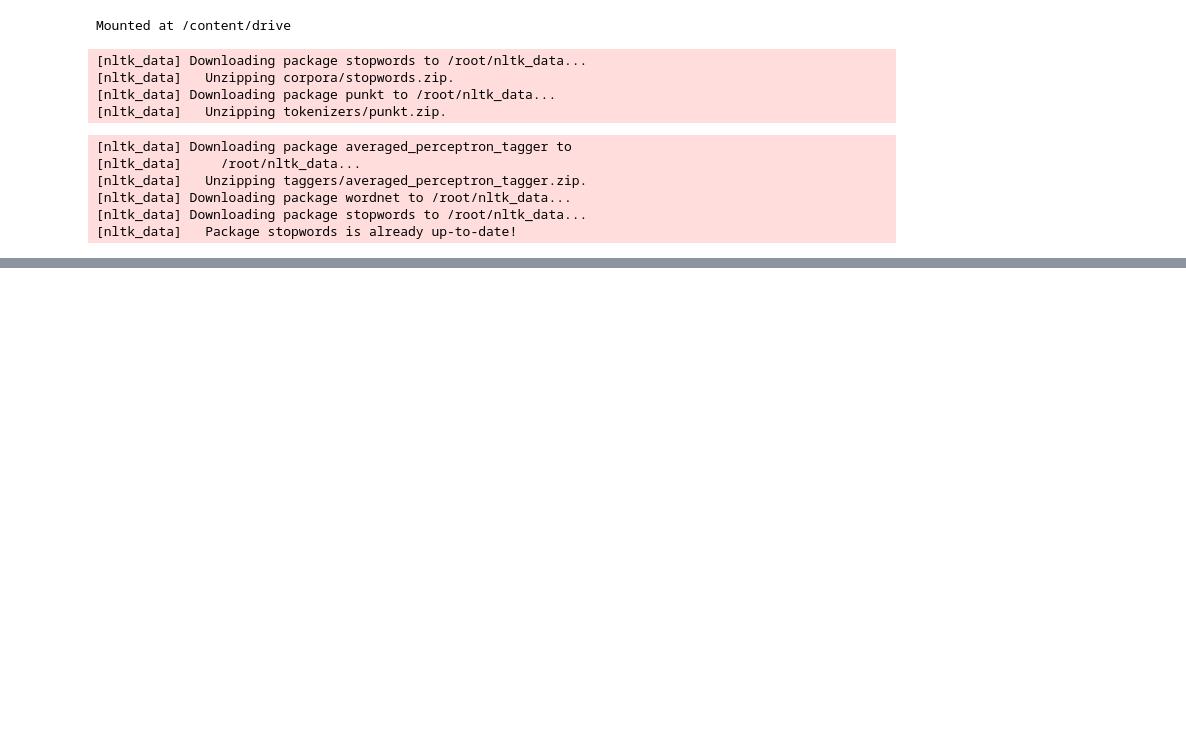
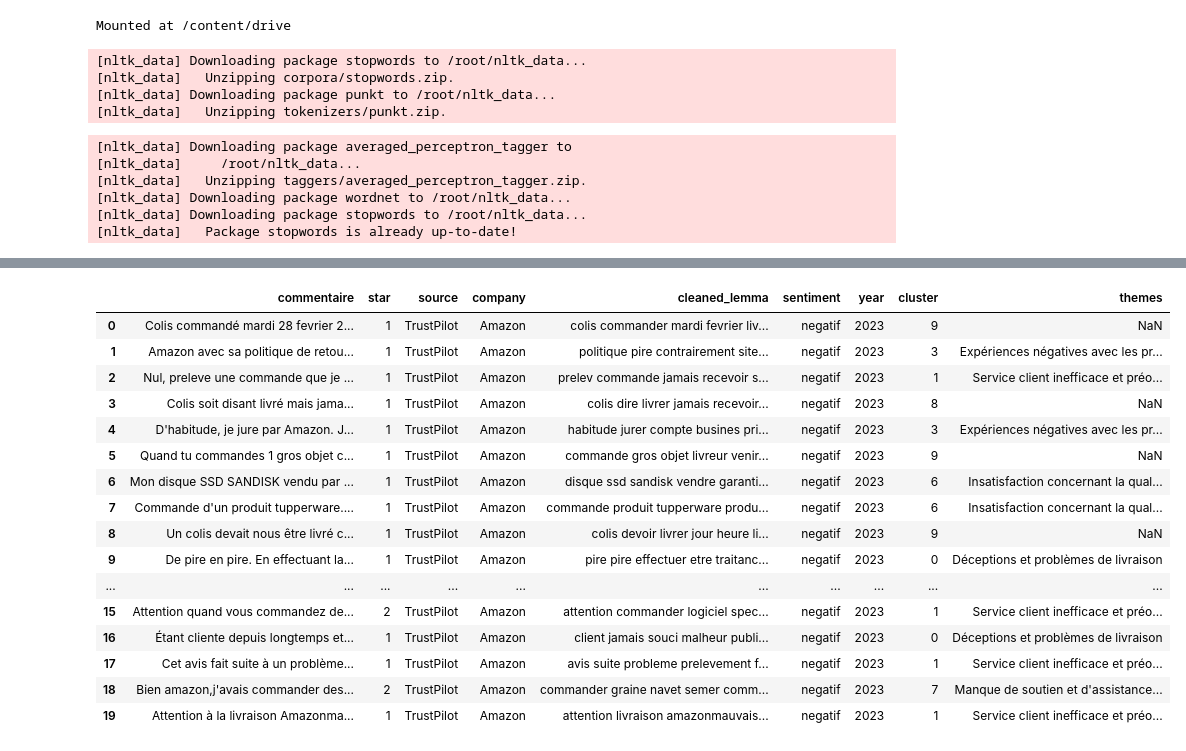
Before and after one commit to Jojocko/NLP-projects-, a Jupyter notebook: Supply_chain_transformer.ipynb, the cells around one changed output, grey strips where cells are left out. Saved outputs shown, nothing was run; the diff lists cells and outputs as text; code cells hidden in the pictures; blank space fills up the shorter version.

```diff
--- a/Supply_chain_transformer.ipynb
+++ b/Supply_chain_transformer.ipynb
@@ -267,3 +223,39 @@ df_negatifs.head(10)
+# %%
+# attitrer les clusters et afficher les thématisations
+
+themes = {
+    0: 'Déceptions et problèmes de livraison',
+    1: 'Service client inefficace et préoccupations de sécurité',
+    2: 'Frustrations liées aux commandes et à la gestion des comptes',
+    3: 'Expériences négatives avec les produits et le service après-vente',
+    4: 'Difficultés de remboursement et critiques du processus de retour',
+    5: 'Problèmes de commande et de livraison',
+    6: 'Insatisfaction concernant la qualité des produits et les garanties',
+    7: 'Manque de soutien et d\'assistance du service client'
+}
+
+df_negatif['themes'] = df_negatif['cluster'].map(themes)
+
+pd.set_option('display.max_colwidth', 500)
+df_negatif.head(20)
+# %% [output]
+|  | commentaire | star | source | company | cleaned_lemma | sentiment | year | cluster | themes |
+| 0 | Colis commandé mardi 28 fevrier 2... | 1 | TrustPilot | Amazon | colis commander mardi fevrier liv... | negatif | 2023 | 9 | NaN |
+| 1 | Amazon avec sa politique de retou... | 1 | TrustPilot | Amazon | politique pire contrairement site... | negatif | 2023 | 3 | Expériences négatives avec les pr... |
+| 2 | Nul, preleve une commande que je ... | 1 | TrustPilot | Amazon | prelev commande jamais recevoir s... | negatif | 2023 | 1 | Service client inefficace et préo... |
+| 3 | Colis soit disant livré mais jama... | 1 | TrustPilot | Amazon | colis dire livrer jamais recevoir... | negatif | 2023 | 8 | NaN |
+| 4 | D'habitude, je jure par Amazon. J... | 1 | TrustPilot | Amazon | habitude jurer compte busines pri... | negatif | 2023 | 3 | Expériences négatives avec les pr... |
+| 5 | Quand tu commandes 1 gros objet c... | 1 | TrustPilot | Amazon | commande gros objet livreur venir... | negatif | 2023 | 9 | NaN |
+| 6 | Mon disque SSD SANDISK vendu par ... | 1 | TrustPilot | Amazon | disque ssd sandisk vendre garanti... | negatif | 2023 | 6 | Insatisfaction concernant la qual... |
+| 7 | Commande d'un produit tupperware.... | 1 | TrustPilot | Amazon | commande produit tupperware produ... | negatif | 2023 | 6 | Insatisfaction concernant la qual... |
+| 8 | Un colis devait nous être livré c... | 1 | TrustPilot | Amazon | colis devoir livrer jour heure li... | negatif | 2023 | 9 | NaN |
+| 9 | De pire en pire. En effectuant la... | 1 | TrustPilot | Amazon | pire pire effectuer etre traitanc... | negatif | 2023 | 0 | Déceptions et problèmes de livraison |
+| ... | ... | ... | ... | ... | ... | ... | ... | ... | ... |
+| 15 | Attention quand vous commandez de... | 2 | TrustPilot | Amazon | attention commander logiciel spec... | negatif | 2023 | 1 | Service client inefficace et préo... |
+| 16 | Étant cliente depuis longtemps et... | 1 | TrustPilot | Amazon | client jamais souci malheur publi... | negatif | 2023 | 0 | Déceptions et problèmes de livraison |
+| 17 | Cet avis fait suite à un problème... | 1 | TrustPilot | Amazon | avis suite probleme prelevement f... | negatif | 2023 | 1 | Service client inefficace et préo... |
+| 18 | Bien amazon,j'avais commander des... | 2 | TrustPilot | Amazon | commander graine navet semer comm... | negatif | 2023 | 7 | Manque de soutien et d'assistance... |
+| 19 | Attention à la livraison Amazonma... | 1 | TrustPilot | Amazon | attention livraison amazonmauvais... | negatif | 2023 | 1 | Service client inefficace et préo... |
 # %%
 import matplotlib.pyplot as plt
 
```
Also changed, not shown: parts of 6 cells of this notebook.
